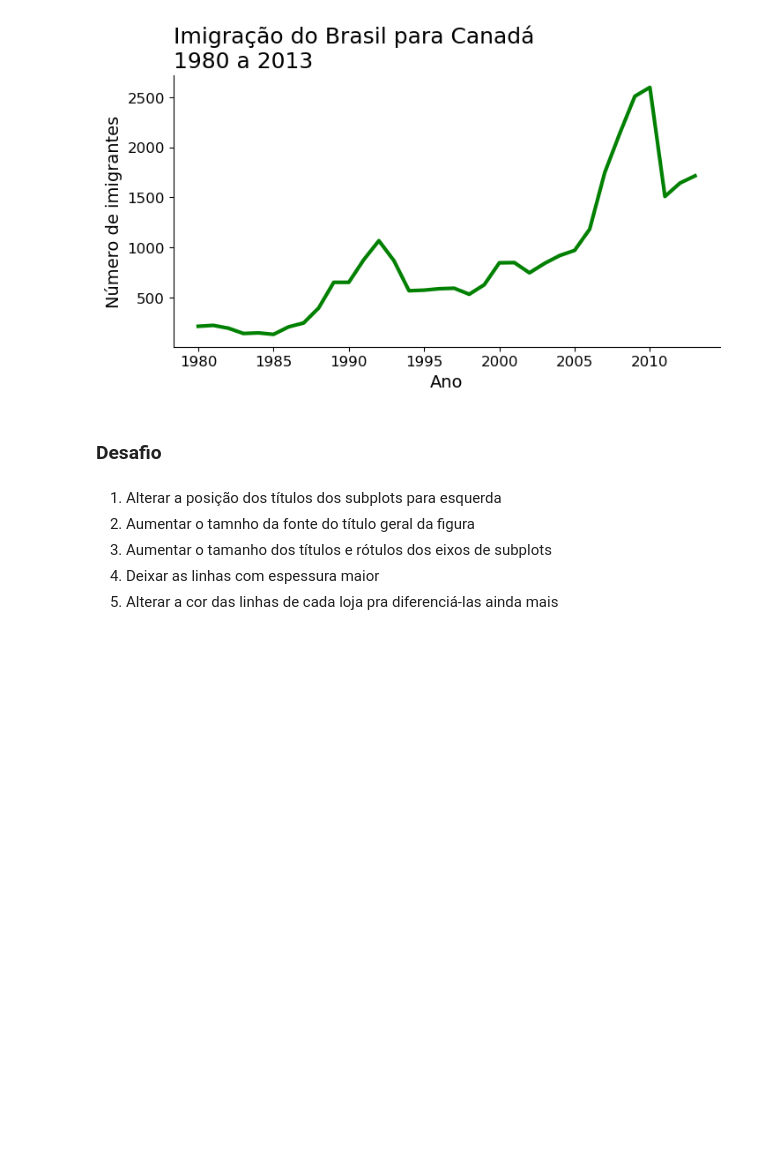
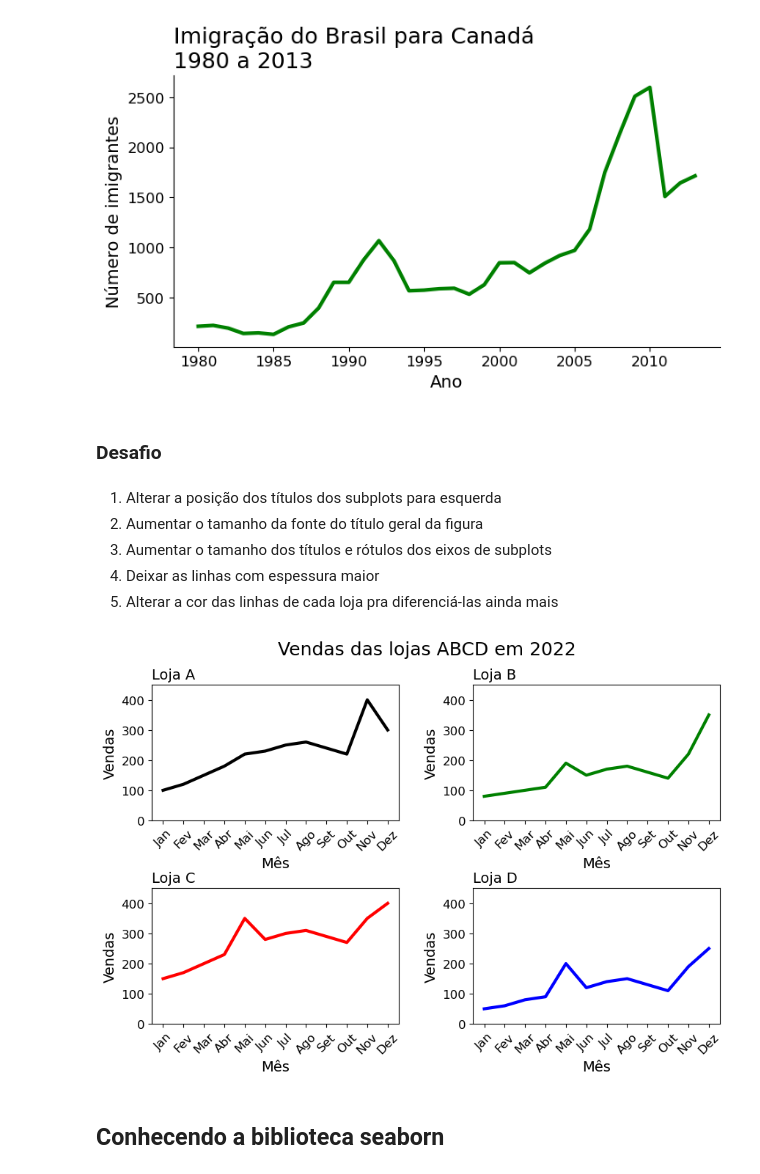
Before and after one commit to RPGraciotti/estudos_alura, a Jupyter notebook: conteudo_extra_alura_challenge/data_vis_2/data_vis_2.ipynb, the cells around one changed output. Drawn from its saved outputs; the diff is of its cells as text; code cells hidden in the pictures; blank space fills up the shorter version.

```diff
--- a/conteudo_extra_alura_challenge/data_vis_2/data_vis_2.ipynb
+++ b/conteudo_extra_alura_challenge/data_vis_2/data_vis_2.ipynb
@@ -434,7 +434,7 @@ plt.show()
 ### Desafio
 # %% [markdown]
 1) Alterar a posição dos títulos dos subplots para esquerda
-2) Aumentar o tamnho da fonte do título geral da figura
+2) Aumentar o tamanho da fonte do título geral da figura
 3) Aumentar o tamanho dos títulos e rótulos dos eixos de subplots
 4) Deixar as linhas com espessura maior
 5) Alterar a cor das linhas de cada loja pra diferenciá-las ainda mais
@@ -454,3 +454,54 @@ vendas_2022 = {'Jan': [100, 80, 150, 50],
     'Nov': [400, 220, 350, 190],
     'Dez': [300, 350, 400, 250]
 }
+# %%
+df_vendas = pd.DataFrame(vendas_2022, index = lojas)
+meses = list(map(str, ['Jan', 'Fev', 'Mar', 'Abr', 'Mai', 'Jun', 'Jul', 'Ago', 'Set', 'Out', 'Nov', 'Dez']))
+
+fig, axs = plt.subplots(2, 2, figsize = (10,6))
+fig.subplots_adjust(hspace = 0.5, wspace = 0.3) #hpsace = height space, wspace = width space
+fig.suptitle('Vendas das lojas ABCD em 2022', fontsize = 18)
+
+axs[0, 0].plot(df_vendas.loc['A', meses], linewidth = 3, color = 'k')
+axs[0, 0].set_title('Loja A', loc = 'left', fontsize = 14)
+axs[0, 0].set_xlabel('Mês', fontsize = 14)
+axs[0, 0].set_ylabel('Vendas', fontsize = 14)
+axs[0, 0].xaxis.set_tick_params(labelsize = 12, rotation = 45)
+axs[0, 0].yaxis.set_tick_params(labelsize = 12)
+
+axs[0, 1].plot(df_vendas.loc['B', meses], linewidth = 3, color = 'g')
+axs[0, 1].set_title('Loja B', loc = 'left', fontsize = 14)
+axs[0, 1].set_xlabel('Mês', fontsize = 14)
+axs[0, 1].set_ylabel('Vendas', fontsize = 14)
+axs[0, 1].xaxis.set_tick_params(labelsize = 12, rotation = 45)
+axs[0, 1].yaxis.set_tick_params(labelsize = 12)
+
+axs[1, 0].plot(df_vendas.loc['C', meses], linewidth = 3, color = 'r')
+axs[1, 0].set_title('Loja C', loc = 'left', fontsize = 14)
+axs[1, 0].set_xlabel('Mês', fontsize = 14)
+axs[1, 0].set_ylabel('Vendas', fontsize = 14)
+axs[1, 0].xaxis.set_tick_params(labelsize = 12, rotation = 45)
+axs[1, 0].yaxis.set_tick_params(labelsize = 12)
+
+axs[1, 1].plot(df_vendas.loc['D', meses], linewidth = 3, color = 'b')
+axs[1, 1].set_title('Loja D', loc = 'left', fontsize = 14)
+axs[1, 1].set_xlabel('Mês', fontsize = 14)
+axs[1, 1].set_ylabel('Vendas', fontsize = 14)
+axs[1, 1].xaxis.set_tick_params(labelsize = 12, rotation = 45)
+axs[1, 1].yaxis.set_tick_params(labelsize = 12)
+
+for ax in axs.flat:
+    ax.set_xlabel('Mês')
+    ax.set_ylabel('Vendas')
+
+ymin = 0
+ymax = df_vendas.max().max() + 50
+
+for ax in axs.ravel():
+    ax.set_ylim(ymin, ymax)
+
+plt.show()
+# %% [output]
+[figure, added]
+# %% [markdown]
+## Conhecendo a biblioteca seaborn
```
Also changed, not shown: parts of 24 cells of this notebook.
